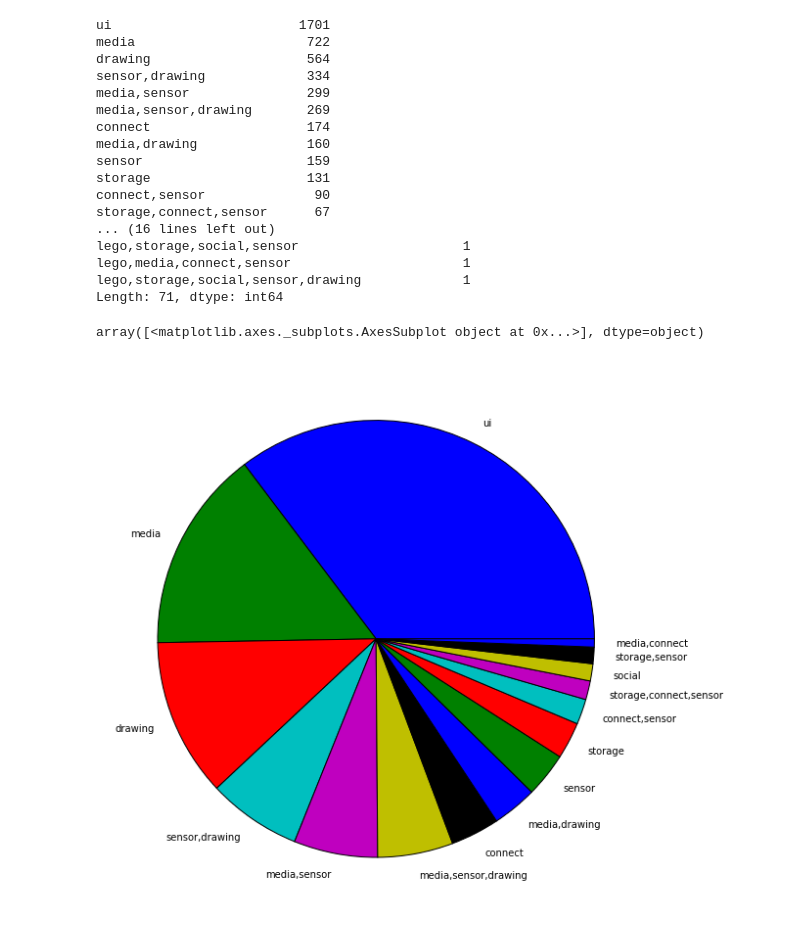
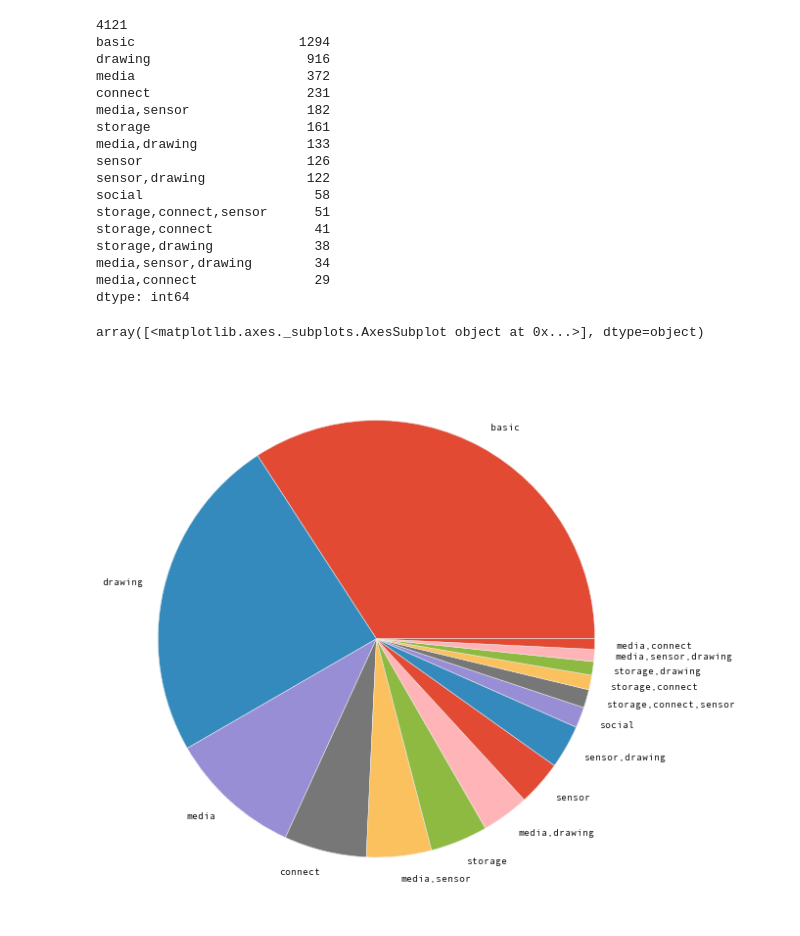
Before and after one commit to bxie/ai2_analysis, a Jupyter notebook: PaletteGrouping.ipynb, the cells around one changed output. Saved outputs shown, nothing was run; the diff lists cells and outputs as text; code cells hidden in the pictures.

Commit message:
Palette Grouping, Added LaTex/Conf paper

```diff
--- a/PaletteGrouping.ipynb
+++ b/PaletteGrouping.ipynb
@@ -68,17 +183,33 @@ def add_groups_col(df_inp):
 # %%
+#dictionaries that map components to groups
 cat_to_comps = csv_to_dict("component_category.csv", False)
 cat_to_comps.pop('layout')
-# comp_to_cat = csv_to_dict("component_category.csv", True) #maps component to category
+
+#removing too common components (to reduce overlap of groups)
 cat_to_comps['sensor'].remove('c_Clock') #removing b/c very common component
+cat_to_comps['media'].remove('c_Sound')
+
+# cat_to_comps['lego']
+
+# cat_to_comps
 # %%
 #adding aggregate columns for palette groups
+#Takes ~ 1-2 min to run
 agg_cols = []
+
+#raw data
 for key in cat_to_comps:
     agg_cols.append('agg_'+key)
     df = add_agg_column(df, 'agg_'+key, cat_to_comps[key])
-#     print cat_to_comps[key]
 
 #adding 'num_palette_groups', 'palette_groups' columns
 df = add_groups_col(df)
 
-df[agg_cols+['num_palette_groups', 'palette_groups']].head(5)
+#adding multiplier counts
+df = has_multipliers(df)
+
+#add column that lists all blocks (in string)
+df = add_blocks_list(df)
+
+#add column that lists all components (in string)
+df = add_components_list(df)
@@ -86,0 +216,7 @@ TypeError: 'numpy.int64' object is not callable
+# %%
+#removing "certainly nonfunctional projects"
+df_work = df[df.num_blocks>=2][df.num_components>0] #removing "certainly non-functional"
+# df_work[['num_blocks','num_components']].describe()
+# %%
+#current dataframe for analysis (update this to update ref to dataframes below)
+df_this = df_work
@@ -93,25 +543,26 @@ array([[<matplotlib.axes._subplots.AxesSubplot object at 0x...>]], dtype=object)
 # %%
-count = df['palette_groups'].value_counts()
-print count
+count = df_this['palette_groups'].value_counts()
+print count.sum()
+print count.head(15)
 count.head(15).plot(kind='pie', subplots=True, figsize=(10,10))
 # %% [output]
-ui                        1701
-media                      722
-drawing                    564
-sensor,drawing             334
-media,sensor               299
-media,sensor,drawing       269
-connect                    174
-media,drawing              160
-sensor                     159
-storage                    131
-connect,sensor              90
-storage,connect,sensor      67
-... (16 lines left out)
-lego,storage,social,sensor                     1
-lego,media,connect,sensor                      1
-lego,storage,social,sensor,drawing             1
-Length: 71, dtype: int64
+4121
+basic                     1294
+drawing                    916
+media                      372
+connect                    231
+media,sensor               182
+storage                    161
+media,drawing              133
+sensor                     126
+sensor,drawing             122
+social                      58
+storage,connect,sensor      51
+storage,connect             41
+storage,drawing             38
+media,sensor,drawing        34
+media,connect               29
+dtype: int64
 array([<matplotlib.axes._subplots.AxesSubplot object at 0x...>], dtype=object)
-[figure, old version]
+[figure, new version]
 # %%
```
Also changed, not shown: parts of 28 cells of this notebook, 28 other files.
